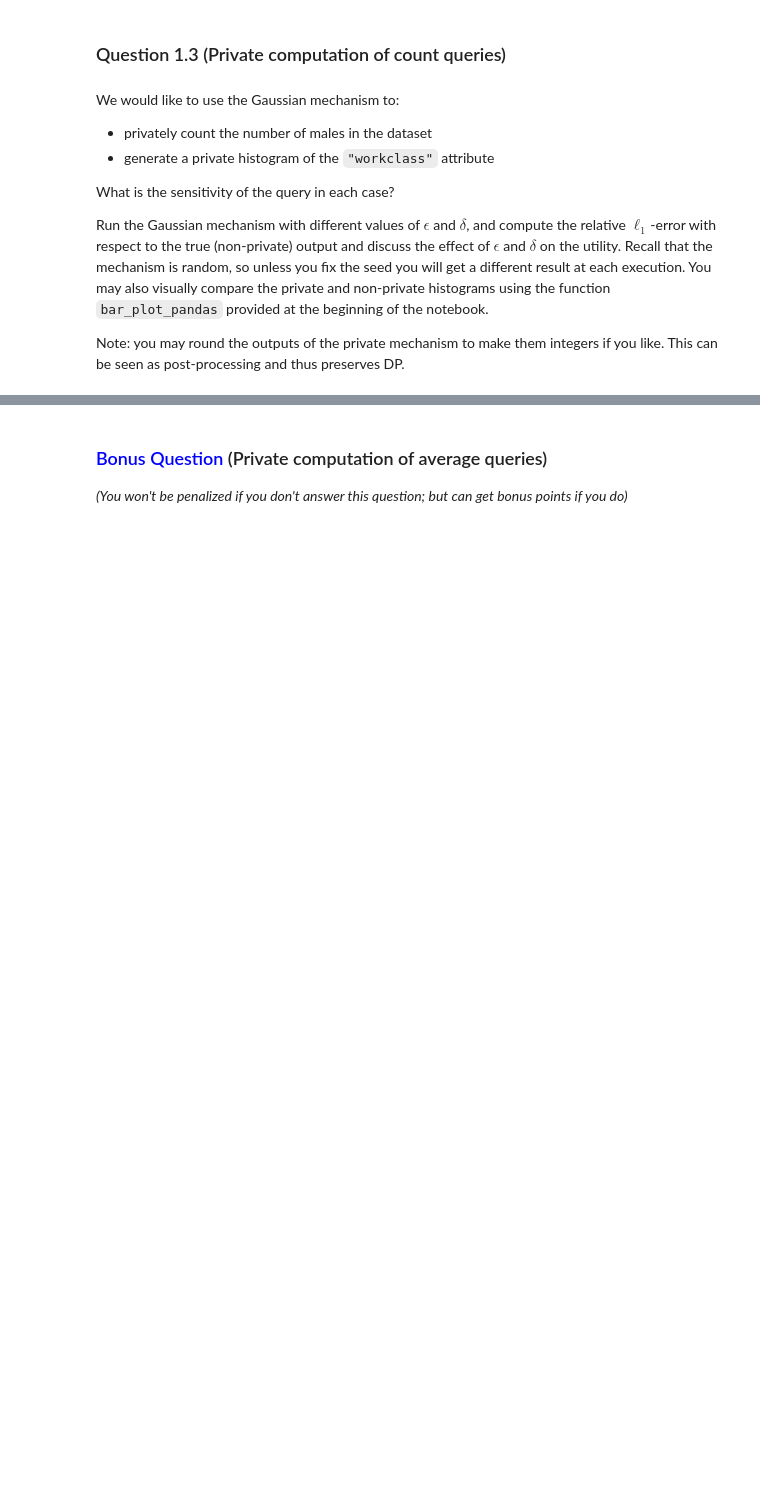
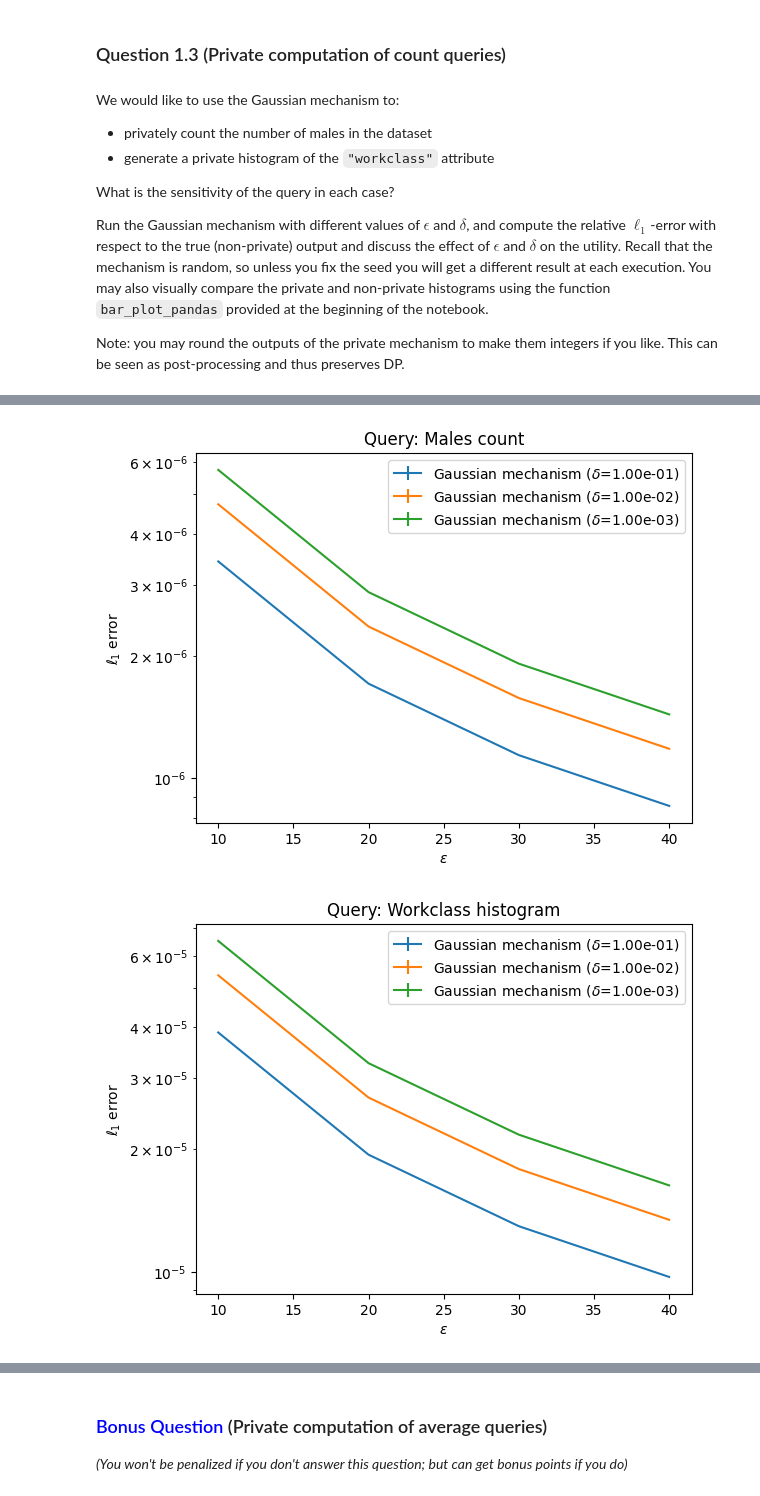
Before and after one commit to mcaron01/decsion-et-apprentissage-sdi, a Jupyter notebook: TP-privacy/PPML.ipynb, the cells around one changed output, grey strips where cells are left out. Cells and saved outputs as stored; diff of their text form; code cells hidden in the pictures; blank space fills up the shorter version.

```diff
--- a/TP-privacy/PPML.ipynb
+++ b/TP-privacy/PPML.ipynb
@@ -198,11 +200,19 @@ def gaussian_mechanism(q, s2, eps, delta, random_state=None):
 
     rng = np.random.RandomState(random_state)
 
-    # TO COMPLETE
-    if hasattr(q, 'shape'): # query output is multi-dimensional
-        pass
-    else: # query output is a scalar
-        pass
+ # Calculate the scale of the Gaussian noise
+    sigma = s2 * np.sqrt(2 * np.log(1.25 / delta)) / eps
+
+    # Check if q is scalar or array-like (to handle both scalar and vector outputs)
+    if hasattr(q, 'shape'):
+        noise = rng.normal(0, sigma, size=q.shape)
+        private_q = q + noise
+    else:
+        noise = rng.normal(0, sigma)
+        private_q = q + noise
+
+
+    return private_q
 # %% [markdown]
 ### Question 1.3 (Private computation of count queries)
 # %% [markdown]
@@ -231,36 +246,40 @@ def relative_l1_error(q_true, q_est):
         The relative L1 error of `q_est` with respect to and `q_true`: ||q_true-q_est||_1 / ||q_true||_1
     '''
 
-    if not(hasattr(q_true, 'shape')):
+    if not(hasattr(q_true, 'shape')) or q_true.shape == ():
         return np.abs(q_true - q_est) / np.abs(q_true)
     else:
         return np.linalg.norm(q_true - q_est, ord=1) / np.linalg.norm(q_true, ord=1)
 # %%
 # fill with the list of queries in the format (name, query_function, sensitivity)
-queries = []
+queries = [("Males count", count_query(dataset, "sex", "Male"), 1),
+    ("Workclass histogram", histogram_query(dataset, "workclass"), np.sqrt(2))]
 
 # fill with the list of values for epsilon and delta
-eps_list = []
-delta_list = []
+eps_list = [10, 20, 30, 40]
+delta_list = [0.1, 0.01, 0.001]
 n_runs = 10
+random_seed = 42
 
 for name, q, s in queries:
 
     fig = plt.figure()
     ax = fig.add_subplot(1, 1, 1)
     error = np.zeros((len(eps_list), len(delta_list), n_runs))
     for j, delta in enumerate(delta_list):
         for i, eps in enumerate(eps_list):
             for r in range(n_runs):
-                # TO COMPLETE
-                pass
-                # error[i, j, r] =
+                q_dp = gaussian_mechanism(q, s, eps, delta, random_state= random_seed)
+                error[i, j, r] = relative_l1_error(q, q_dp)
 
         ax.errorbar(eps_list, error[:, j, :].mean(axis=1), error[:, j, :].std(axis=1),
                     label='Gaussian mechanism ($\delta$=' + "{:.2e}".format(delta) + ')')
 
     plt.xlabel("$\epsilon$")
     plt.ylabel("$\ell_1$ error")
     plt.title("Query: " + name)
     ax.set_yscale('log')
     ax.legend()
+# %% [output]
+[figure, added]
+[figure, added]
```
Also changed, not shown: parts of 4 cells of this notebook, 1 other file.
